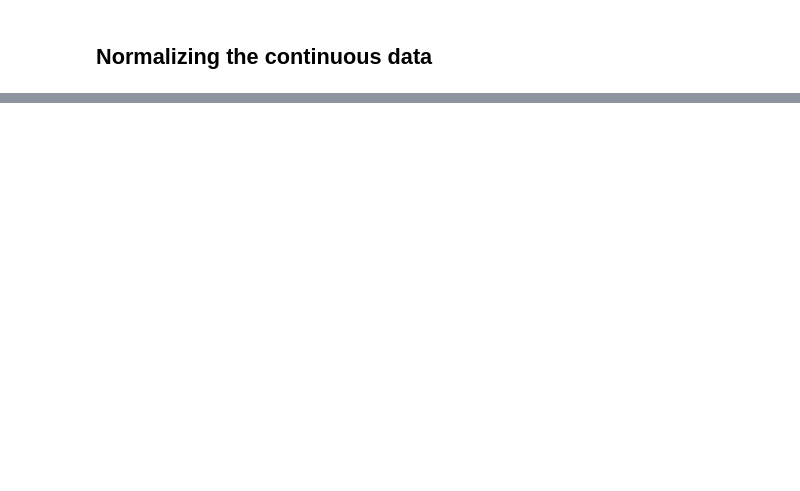
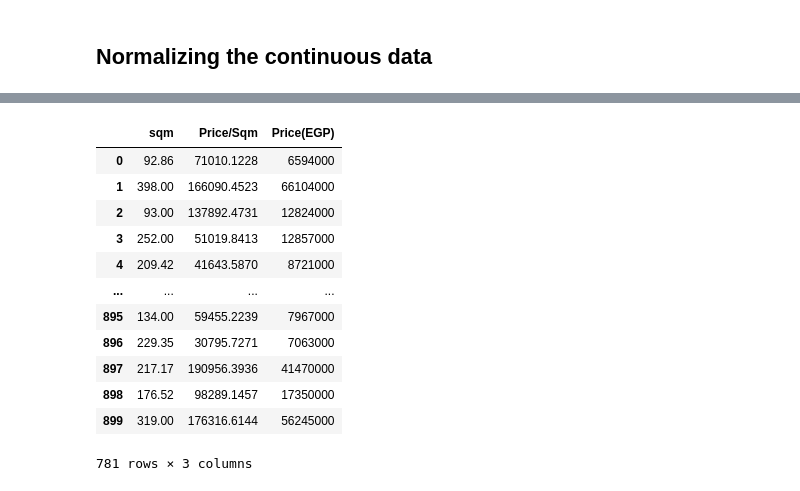
Before and after one commit to MinaAlberDS/Codveda-Internship, a Jupyter notebook: Level 1/Task 2/Data_cleaning.ipynb, the cells around one changed output, grey strips where cells are left out. Cells and saved outputs as stored; diff of their text form; code cells hidden in the pictures; blank space fills up the shorter version.

```diff
--- a/Level 1/Task 2/Data_cleaning.ipynb
+++ b/Level 1/Task 2/Data_cleaning.ipynb
@@ -613,0 +692,16 @@ re_df
+# %%
+re_df[numerical_cols]
+# %% [output]
+|  | sqm | Price/Sqm | Price(EGP) |
+| 0 | 92.86 | 71010.1228 | 6594000 |
+| 1 | 398.00 | 166090.4523 | 66104000 |
+| 2 | 93.00 | 137892.4731 | 12824000 |
+| 3 | 252.00 | 51019.8413 | 12857000 |
+| 4 | 209.42 | 41643.5870 | 8721000 |
+| ... | ... | ... | ... |
+| 895 | 134.00 | 59455.2239 | 7967000 |
+| 896 | 229.35 | 30795.7271 | 7063000 |
+| 897 | 217.17 | 190956.3936 | 41470000 |
+| 898 | 176.52 | 98289.1457 | 17350000 |
+| 899 | 319.00 | 176316.6144 | 56245000 |
+781 rows × 3 columns
```
Also changed, not shown: parts of 33 cells of this notebook.
